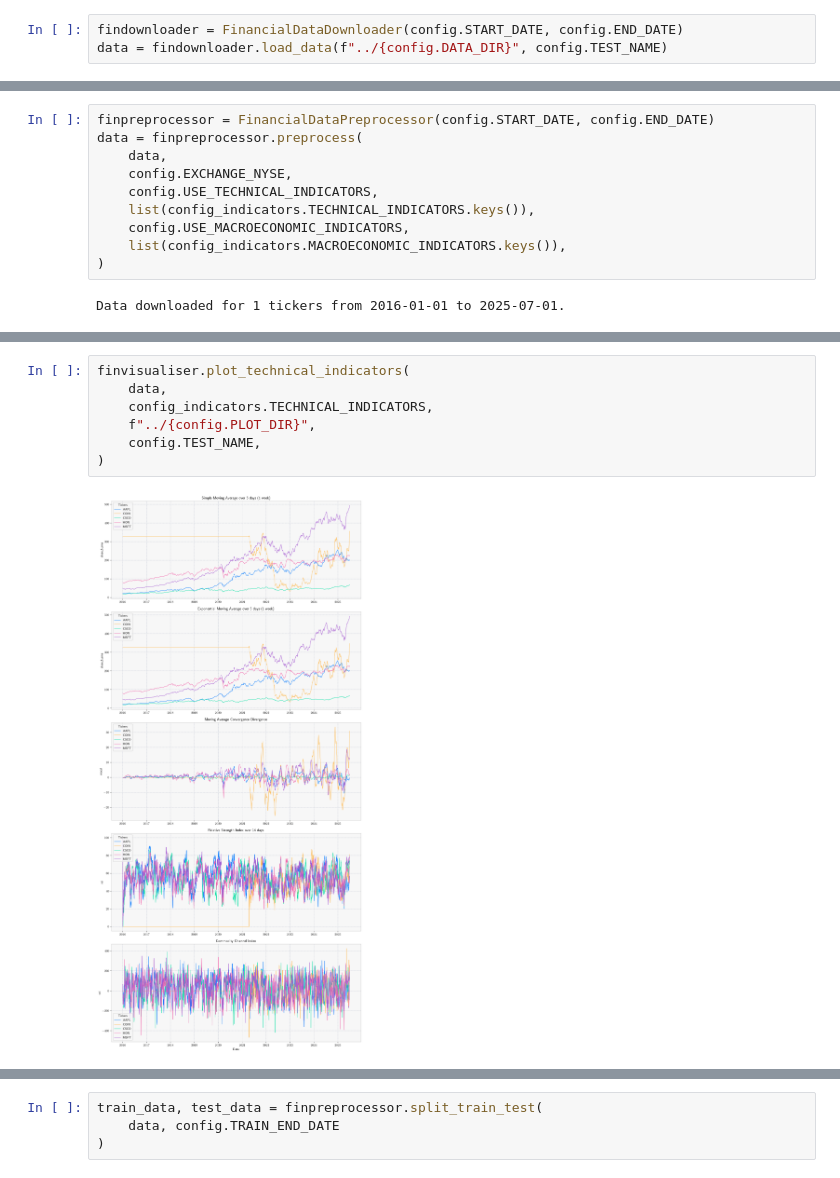
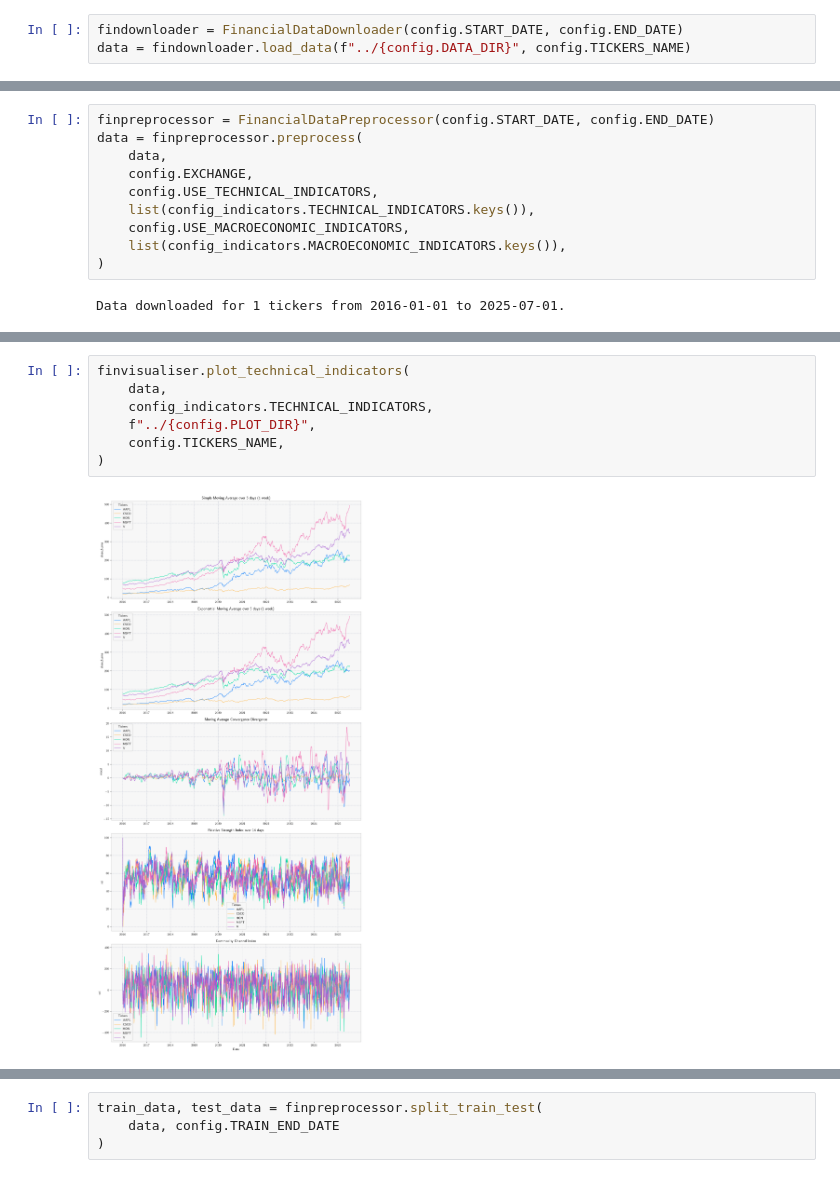
Before and after one commit to ingridpi/xdl-portfolio, a Jupyter notebook: examples/finpreprocessor.ipynb, the cells around one changed output, grey strips where cells are left out. Cells and saved outputs as stored; diff of their text form.

```diff
--- a/examples/finpreprocessor.ipynb
+++ b/examples/finpreprocessor.ipynb
@@ -11,14 +11,14 @@ from preprocessor.findata_preprocessor import FinancialDataPreprocessor
 from visualiser.findata_visualiser import FinancialDataVisualiser
 # %%
 findownloader = FinancialDataDownloader(config.START_DATE, config.END_DATE)
-data = findownloader.load_data(f"../{config.DATA_DIR}", config.TEST_NAME)
+data = findownloader.load_data(f"../{config.DATA_DIR}", config.TICKERS_NAME)
 # %% [output]
 Data loaded from ../data/test.csv
 # %%
 finpreprocessor = FinancialDataPreprocessor(config.START_DATE, config.END_DATE)
 data = finpreprocessor.preprocess(
     data,
-    config.EXCHANGE_NYSE,
+    config.EXCHANGE,
     config.USE_TECHNICAL_INDICATORS,
     list(config_indicators.TECHNICAL_INDICATORS.keys()),
     config.USE_MACROECONOMIC_INDICATORS,
@@ -45,12 +45,12 @@ finvisualiser.plot_close_prices(
 # %%
 finvisualiser.plot_technical_indicators(
     data,
     config_indicators.TECHNICAL_INDICATORS,
     f"../{config.PLOT_DIR}",
-    config.TEST_NAME,
+    config.TICKERS_NAME,
 )
 # %% [output]
-[figure, old version]
+[figure, new version]
 # %%
 finvisualiser.plot_macroeconomic_indicators(
     data,
```
Also changed, not shown: parts of 5 cells of this notebook, 38 other files.
